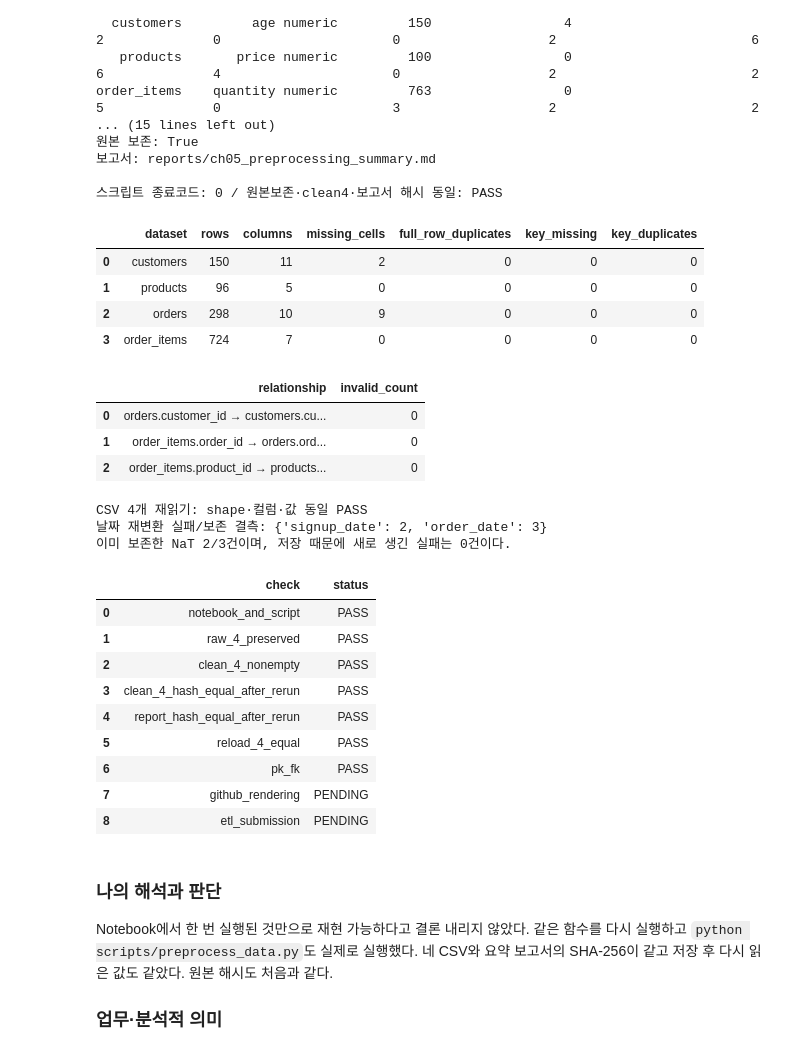
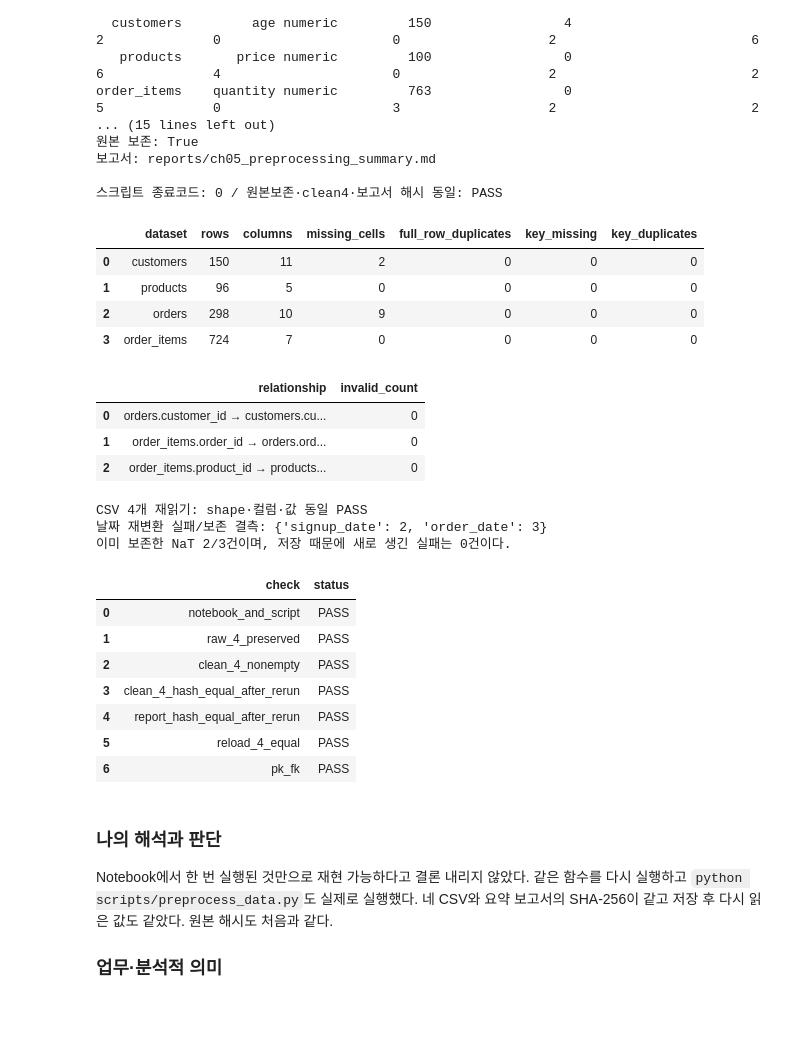
Before and after one commit to minilee0307-dot/llm-data-analysis-study, a Jupyter notebook: chapter05/chapter05.ipynb, the cells around one changed output. Saved outputs shown, nothing was run; the diff lists cells and outputs as text; code cells hidden in the pictures; blank space fills up the shorter version.

```diff
--- a/chapter05/chapter05.ipynb
+++ b/chapter05/chapter05.ipynb
@@ -690,36 +691,34 @@ display(quality_summary(reloaded))
 display(validate_relationships(reloaded))
 print('CSV 4개 재읽기: shape·컬럼·값 동일 PASS')
 print('날짜 재변환 실패/보존 결측:', {'signup_date':int(reloaded['customers']['signup_date'].isna().sum()),
                                       'order_date':int(reloaded['orders']['order_date'].isna().sum())})
 print('이미 보존한 NaT 2/3건이며, 저장 때문에 새로 생긴 실패는 0건이다.')
 verification = {'notebook_and_script':'PASS','raw_4_preserved':'PASS','clean_4_nonempty':'PASS',
     'clean_4_hash_equal_after_rerun':'PASS','report_hash_equal_after_rerun':'PASS','reload_4_equal':'PASS',
-    'pk_fk':'PASS','github_rendering':'PENDING','etl_submission':'PENDING'}
+    'pk_fk':'PASS'}
 (REPORT_DIR / 'ch05_reproduction_checks.json').write_text(json.dumps(verification,ensure_ascii=False,indent=2)+'\n',encoding='utf-8')
 display(pd.DataFrame(verification.items(),columns=['check','status']))
 # %% [output]
 |  | dataset | rows | columns | missing_cells | full_row_duplicates | key_missing | key_duplicates |
 | 0 | customers | 150 | 11 | 2 | 0 | 0 | 0 |
 | 1 | products | 96 | 5 | 0 | 0 | 0 | 0 |
 | 2 | orders | 298 | 10 | 9 | 0 | 0 | 0 |
 | 3 | order_items | 724 | 7 | 0 | 0 | 0 | 0 |
 |  | relationship | invalid_count |
 | 0 | orders.customer_id → customers.cu... | 0 |
 | 1 | order_items.order_id → orders.ord... | 0 |
 | 2 | order_items.product_id → products... | 0 |
 CSV 4개 재읽기: shape·컬럼·값 동일 PASS
 날짜 재변환 실패/보존 결측: {'signup_date': 2, 'order_date': 3}
 이미 보존한 NaT 2/3건이며, 저장 때문에 새로 생긴 실패는 0건이다.
 |  | check | status |
 | 0 | notebook_and_script | PASS |
 | 1 | raw_4_preserved | PASS |
 | 2 | clean_4_nonempty | PASS |
 | 3 | clean_4_hash_equal_after_rerun | PASS |
 | 4 | report_hash_equal_after_rerun | PASS |
 | 5 | reload_4_equal | PASS |
 | 6 | pk_fk | PASS |
-| 7 | github_rendering | PENDING |
-| 8 | etl_submission | PENDING |
 # %% [markdown]
 ### 나의 해석과 판단
 
```
Also changed, not shown: parts of 3 cells of this notebook, 4 other files.
